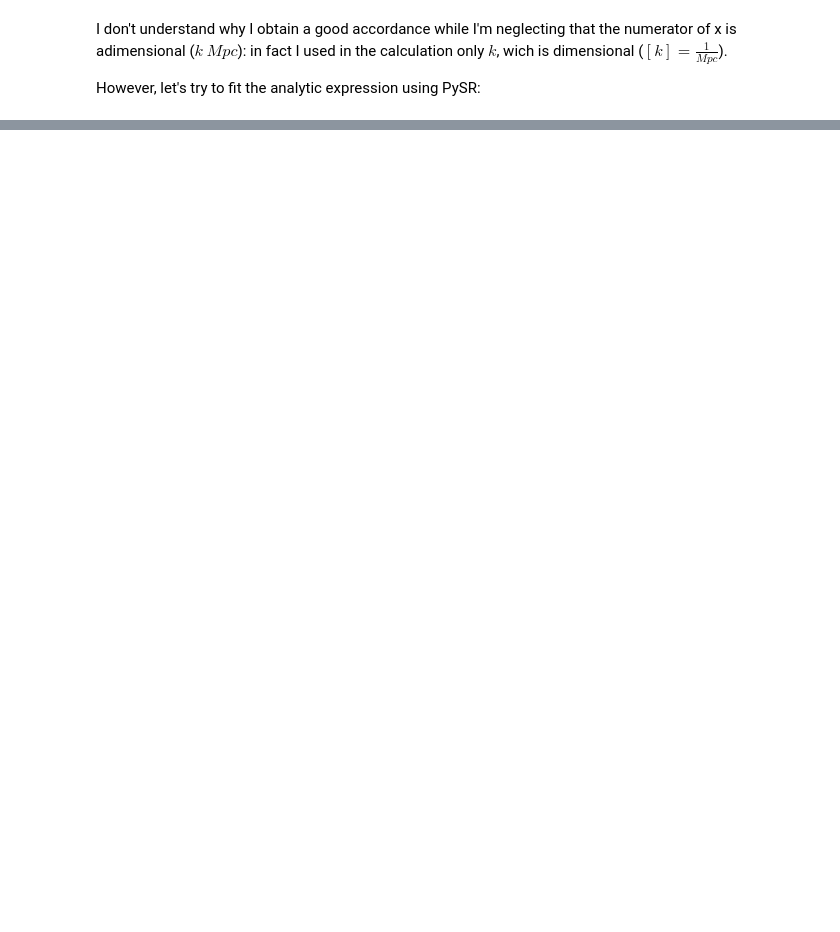
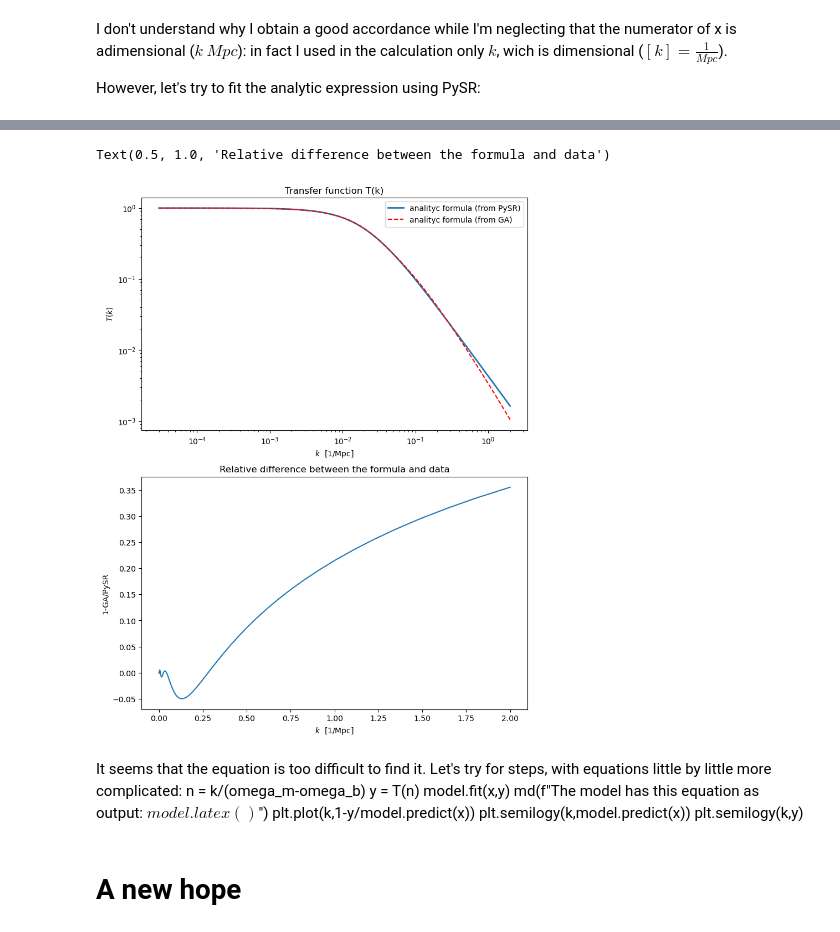
Before and after one commit to farocrown/Simreg, a Jupyter notebook: sr_tf1.ipynb, the cells around one changed output, grey strips where cells are left out. Cells and saved outputs as stored; diff of their text form; code cells hidden in the pictures; blank space fills up the shorter version.

```diff
--- a/sr_tf1.ipynb
+++ b/sr_tf1.ipynb
@@ -41,27 +48,22 @@ I don't understand why I obtain a good accordance while I'm neglecting that the
 
 However, let's try to fit the analytic expression using PySR:
 # %%
-obv = np.full(len(k), omega_b)
-omv = np.full(len(k), omega_m)
-X = np.vstack((k.values, omv, obv))
-x = x.values.reshape(-1,1)
+x = x.reshape(-1,1)
 cluster = ["slurm", "pbs", "lsf", "sge", "qrsh", "scyld", "htc"]
 # %%
 model = PySRRegressor(
-    niterations=100,  # < Increase me for better results
-    binary_operators=["+", "*",'-','/',"pow"],
-    constraints={'pow': (-1, 2)},
-    nested_constraints={"pow": {"pow": 2}},
-    maxsize=40,
-    #unary_operators=[
-    #    "exp",
-    #    "log",
-    #],
+    model_selection="best",
+    niterations=300,  # < Increase me for better results
+    binary_operators=["+","*","-","/","^"],
+    constraints={'^': (2, 1)},
+    nested_constraints={"^": {"^": 2}},
+    maxsize=20,
     loss="loss(prediction, target) = (prediction - target)^2",
     # ^ Custom loss function (julia syntax)
     turbo=True,
-    cluster_manager=cluster[0],
-    multithreading=True,
+    #cluster_manager=cluster[1],
+    #multithreading=True,
 )
 # %%
-model.fit(x,T)
+model.fit(x,T_)
+print(model)
@@ -74,20 +92,30 @@ err = 100*abs(diff)/T
 # %%
-fig, (ax1, ax2, ax3) = plt.subplots(3,1, figsize=(9,18))
-
+fig, (ax1, ax2) = plt.subplots(2,1, figsize=(9,12))
+pred = model.predict(x)
 ax1.set_xscale('log')
 ax1.set_yscale('log')
 ax1.plot(k,pred, label='analityc formula (from PySR)', lw=2)
-ax1.plot(k,T, label='analityc formula (from GA)', linestyle="--", color='r')
+ax1.plot(k,T_, label='analityc formula (from GA)', linestyle="--", color='r')
 ax1.set_xlabel(r'$k \,\,\,\, [1/\mathrm{Mpc}]$')
 ax1.set_ylabel(r'$T(k)$')
 ax1.set_title('Transfer function T(k)')
 ax1.legend()
 
 ax2.set_xlabel(r'$k \,\,\,\, [1/\mathrm{Mpc}]$')
-ax2.set_ylabel(r'GA-PySR$')
-ax2.plot(k,diff)
-ax2.set_title('Difference between the formula and data')
-
-ax3.set_xlabel(r'$k \,\,\,\, [1/\mathrm{Mpc}]$')
-ax3.set_ylabel(r'percentage error')
-ax3.plot(k,err)
+ax2.set_ylabel(r'1-GA/PySR')
+ax2.plot(k,1-T_/pred)
+ax2.set_title('Relative difference between the formula and data')
+# %% [output]
+Text(0.5, 1.0, 'Relative difference between the formula and data')
+[figure, added]
+# %% [markdown]
+It seems that the equation is too difficult to find it. Let's try for steps, with equations little by little more complicated:
+n = k/(omega_m-omega_b)
+y = T(n)
+model.fit(x,y)
+md(f"The model has this equation as output: ${model.latex()}$")
+plt.plot(k,1-y/model.predict(x))
+plt.semilogy(k,model.predict(x))
+plt.semilogy(k,y)
+# %% [markdown]
+# A new hope
```
Also changed, not shown: parts of 19 cells of this notebook, 1 other file.
